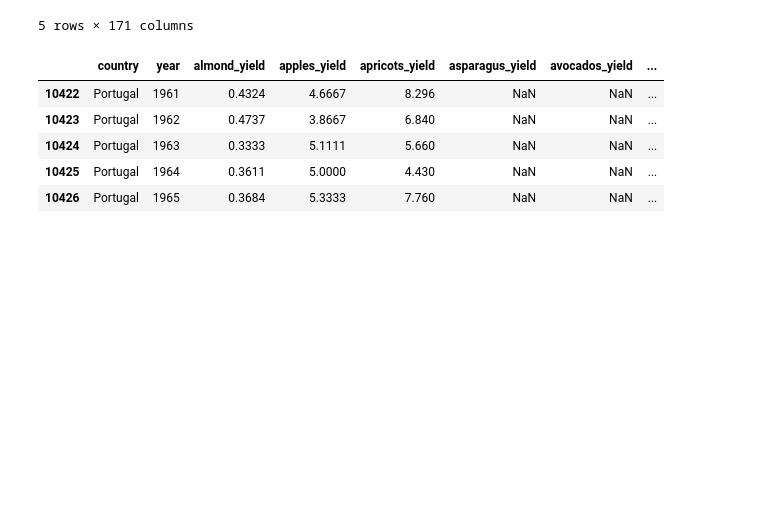
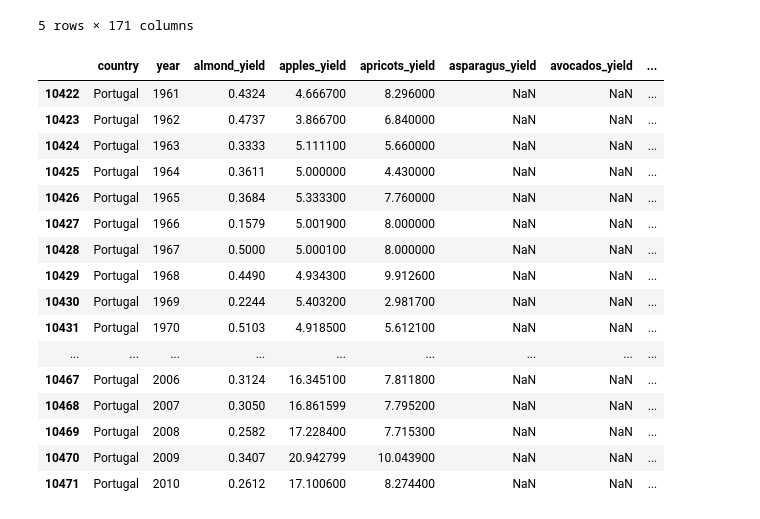
Before and after one commit to eleshuk/GDS-final-project, a Jupyter notebook: notebooks/get_crop_data.ipynb, the cells around one changed output. Cells and saved outputs as stored; diff of their text form; code cells hidden in the pictures; blank space fills up the shorter version.

```diff
--- a/notebooks/get_crop_data.ipynb
+++ b/notebooks/get_crop_data.ipynb
@@ -31,16 +31,28 @@ pt_filtered.head()
 # %%
 df_cleaned = pt_filtered.dropna(axis=1, how='all')
 # %%
+# Show the max number of columns possible
 pd.set_option('display.max_columns', None)
 # Yields are measured in tonnes per hectare
-df_cleaned.head()
+df_cleaned.head(50)
 # %% [output]
 |  | country | year | almond_yield | apples_yield | apricots_yield | asparagus_yield | avocados_yield | ... |
-| 10422 | Portugal | 1961 | 0.4324 | 4.6667 | 8.296 | NaN | NaN | ... |
-| 10423 | Portugal | 1962 | 0.4737 | 3.8667 | 6.840 | NaN | NaN | ... |
-| 10424 | Portugal | 1963 | 0.3333 | 5.1111 | 5.660 | NaN | NaN | ... |
-| 10425 | Portugal | 1964 | 0.3611 | 5.0000 | 4.430 | NaN | NaN | ... |
-| 10426 | Portugal | 1965 | 0.3684 | 5.3333 | 7.760 | NaN | NaN | ... |
+| 10422 | Portugal | 1961 | 0.4324 | 4.666700 | 8.296000 | NaN | NaN | ... |
+| 10423 | Portugal | 1962 | 0.4737 | 3.866700 | 6.840000 | NaN | NaN | ... |
+| 10424 | Portugal | 1963 | 0.3333 | 5.111100 | 5.660000 | NaN | NaN | ... |
+| 10425 | Portugal | 1964 | 0.3611 | 5.000000 | 4.430000 | NaN | NaN | ... |
+| 10426 | Portugal | 1965 | 0.3684 | 5.333300 | 7.760000 | NaN | NaN | ... |
+| 10427 | Portugal | 1966 | 0.1579 | 5.001900 | 8.000000 | NaN | NaN | ... |
+| 10428 | Portugal | 1967 | 0.5000 | 5.000100 | 8.000000 | NaN | NaN | ... |
+| 10429 | Portugal | 1968 | 0.4490 | 4.934300 | 9.912600 | NaN | NaN | ... |
+| 10430 | Portugal | 1969 | 0.2244 | 5.403200 | 2.981700 | NaN | NaN | ... |
+| 10431 | Portugal | 1970 | 0.5103 | 4.918500 | 5.612100 | NaN | NaN | ... |
+| ... | ... | ... | ... | ... | ... | ... | ... | ... |
+| 10467 | Portugal | 2006 | 0.3124 | 16.345100 | 7.811800 | NaN | NaN | ... |
+| 10468 | Portugal | 2007 | 0.3050 | 16.861599 | 7.795200 | NaN | NaN | ... |
+| 10469 | Portugal | 2008 | 0.2582 | 17.228400 | 7.715300 | NaN | NaN | ... |
+| 10470 | Portugal | 2009 | 0.3407 | 20.942799 | 10.043900 | NaN | NaN | ... |
+| 10471 | Portugal | 2010 | 0.2612 | 17.100600 | 8.274400 | NaN | NaN | ... |
 # %%
 # Write to .csv
 today = datetime.now().strftime("%Y%m%d")
```
Also changed, not shown: parts of 8 cells of this notebook, 2 other files.
